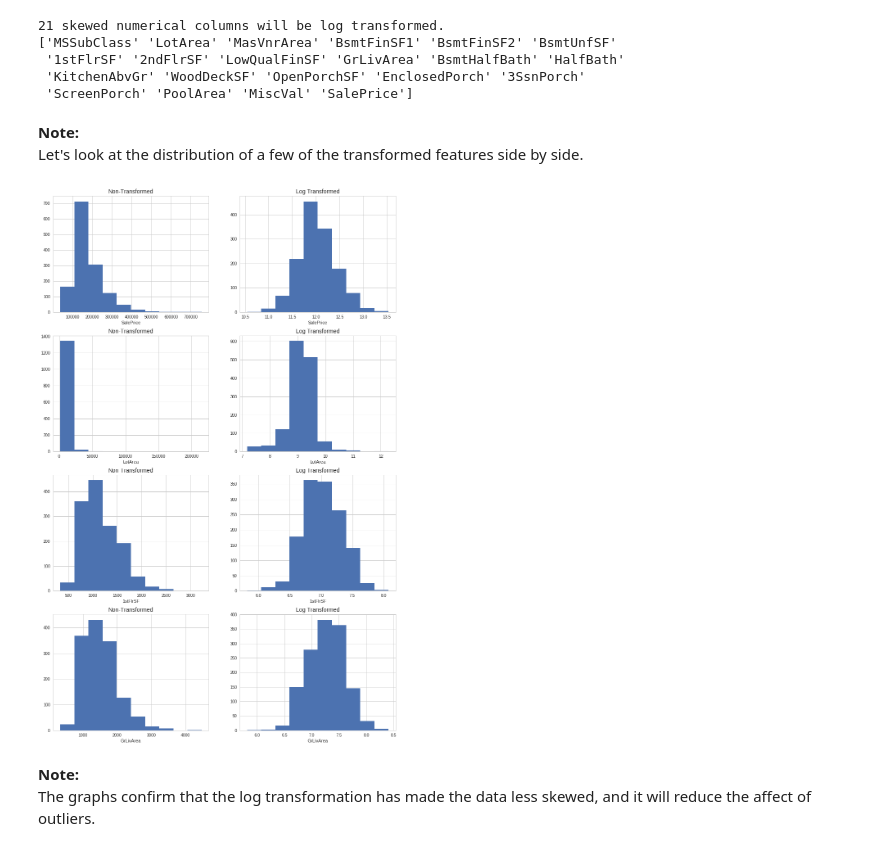
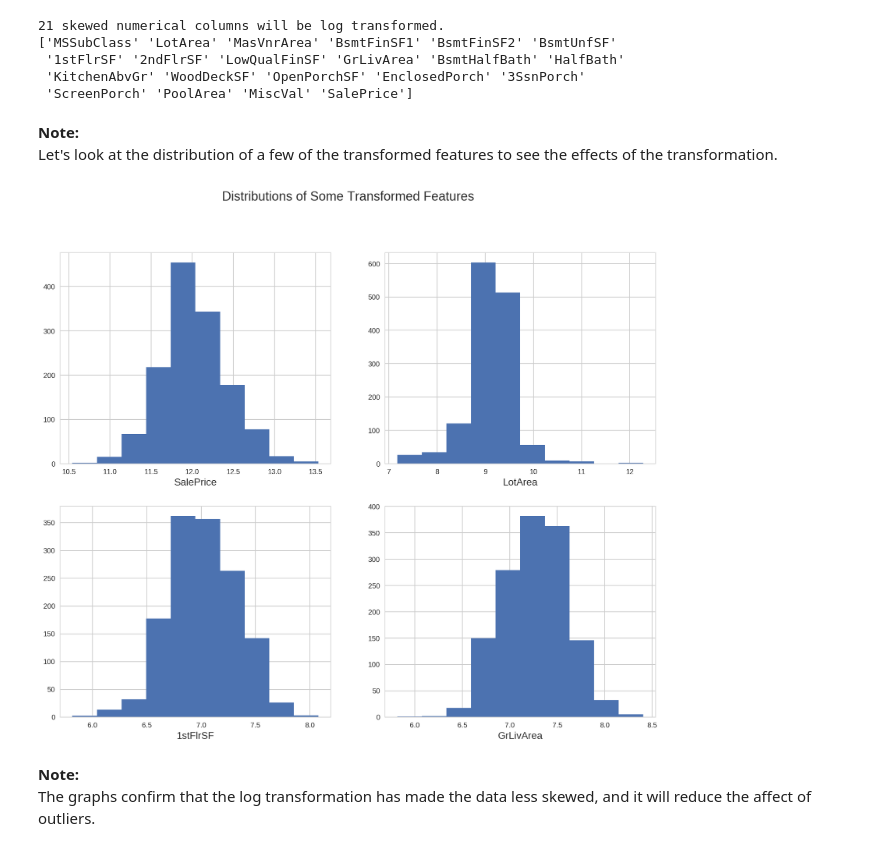
Before and after one commit to jmontana2577/real-estate-predictor, a Jupyter notebook: project-03-ames-housing.ipynb, the cells around one changed output. Drawn from its saved outputs; the diff is of its cells as text; code cells hidden in the pictures.

```diff
--- a/project-03-ames-housing.ipynb
+++ b/project-03-ames-housing.ipynb
@@ -360,25 +354,21 @@ print(skewed_features.get_values())
  'KitchenAbvGr' 'WoodDeckSF' 'OpenPorchSF' 'EnclosedPorch' '3SsnPorch'
  'ScreenPorch' 'PoolArea' 'MiscVal' 'SalePrice']
 # %%
-house_log = house.copy()
-house_log[skewed_features] = np.log1p(house_log[skewed_features])
+# transform the skewed features identified above
+house[skewed_features] = np.log1p(house[skewed_features])
 # %% [markdown]
 **Note:**
-Let's look at the distribution of a few of the transformed features side by side.
+Let's look at the distribution of a few of the transformed features to see the effects of the transformation.
-# %%
-cols = ['SalePrice', 'LotArea', '1stFlrSF', 'GrLivArea']
-rows = len(cols)
-fig,axes = plt.subplots(rows,2, figsize=(15,rows*6))
-for i,col in enumerate(cols):
-    ax1, ax2 = axes[i,0], axes[i,1]
-    house[col].hist(ax=ax1)
-    ax1.set_title('Non-Transformed', fontsize=14)
-    ax1.set_xlabel(col)
-    house_log[col].hist(ax=ax2)
-    ax2.set_title('Log Transformed', fontsize=14)
-    ax2.set_xlabel(col)
-# %% [output]
-[figure, removed]
+# %%
+cols = ['SalePrice', 'LotArea', '1stFlrSF', 'GrLivArea']
+fig = plt.figure(figsize=(15, len(cols)*3))
+plt.suptitle('Distributions of Some Transformed Features', fontsize=18)
+for i,col in enumerate(cols):
+    ax = fig.add_subplot(221 + i)
+    house[col].hist()
+    ax.set_xlabel(col, fontsize=14)
+# %% [output]
+[figure, added]
 # %% [markdown]
 **Note:**
 The graphs confirm that the log transformation has made the data less skewed, and it will reduce the affect of outliers.
```
Also changed, not shown: parts of 80 cells of this notebook.
